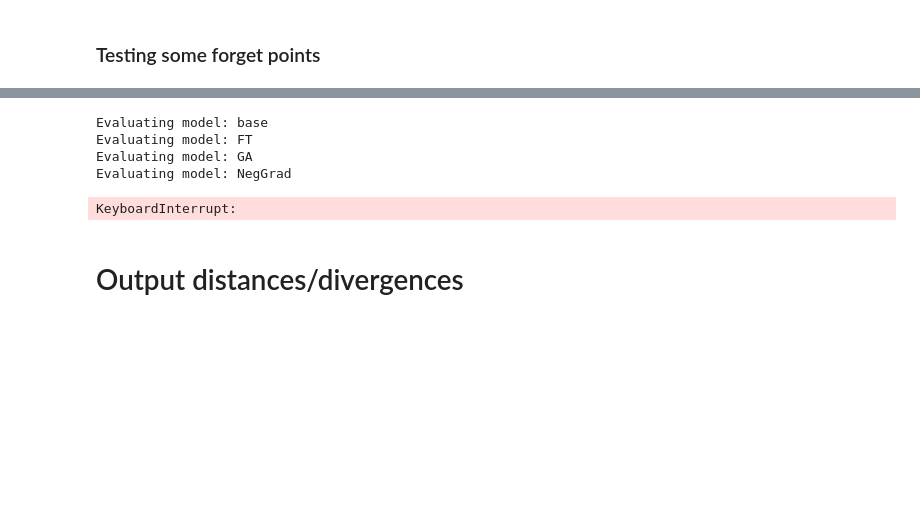
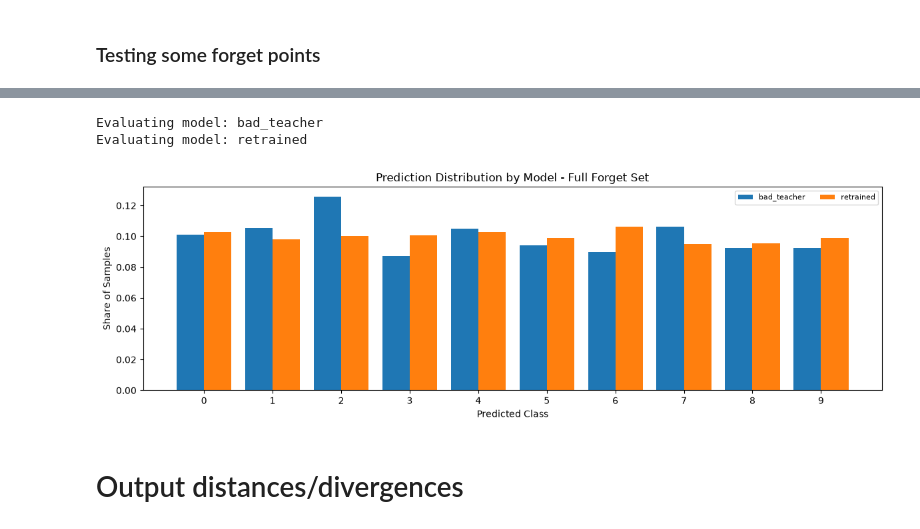
Before and after one commit to probabilistic-adaptation/verifying_unlearning_2026, a Jupyter notebook: master_auditor.ipynb, the cells around one changed output, grey strips where cells are left out. Drawn from its saved outputs; the diff is of its cells as text; code cells hidden in the pictures; blank space fills up the shorter version.

```diff
--- a/master_auditor.ipynb
+++ b/master_auditor.ipynb
@@ -368,14 +394,14 @@ import torch.nn.functional as F
 def prediction_distribution_chart(loader, num_classes=10):
     """Bar chart of each loaded model's predicted-class share over a full data loader."""
     models = {
-        "base": base_model,
-        "FT": FT_model,
-        "GA": GA_model,
-        "NegGrad": NegGrad_model,
-        "RL": RL_model,
-        "scrub": scrub_model,
+        # "base": base_model,
+        # "FT": FT_model,
+        # "GA": GA_model,
+        # "NegGrad": NegGrad_model,
+        # "RL": RL_model,
+        # "scrub": scrub_model,
         "bad_teacher": bad_teacher_model,
-        "boundary_shrink": boundary_shrink_model,
+        # "boundary_shrink": boundary_shrink_model,
         # "UNSIR": UNSIR_model,
         "retrained": retrained_model,
     }
@@ -387,38 +413,36 @@ def prediction_distribution_chart(loader, num_classes=10):
             counts = torch.zeros(num_classes)
             total = 0
             for images, _ in loader:
                 images = images.to(device)
                 logits = model(images)
                 preds = F.softmax(logits, dim=1)[:, :num_classes].argmax(dim=1)
                 counts += torch.bincount(preds.cpu(), minlength=num_classes).float()
                 total += preds.shape[0]
             shares[name] = (counts / total).numpy()
 
     x = np.arange(num_classes)
     n_models = len(models)
     width = 0.8 / n_models
 
     fig, ax = plt.subplots(figsize=(12, 4))
     for i, (name, s) in enumerate(shares.items()):
         offset = (i - (n_models - 1) / 2) * width
         ax.bar(x + offset, s, width, label=name)
 
     ax.set_xlabel("Predicted Class")
     ax.set_ylabel("Share of Samples")
     ax.set_title("Prediction Distribution by Model - Full Forget Set")
     ax.set_xticks(x)
     ax.legend(fontsize=8, ncol=n_models)
     plt.tight_layout()
     plt.show()
 
 # example usage
 prediction_distribution_chart(unlearning_loaders["forget"])
 # %% [output]
-Evaluating model: base
-Evaluating model: FT
-Evaluating model: GA
-Evaluating model: NegGrad
+Evaluating model: bad_teacher
+Evaluating model: retrained
-KeyboardInterrupt:
+[figure, added]
 # %% [markdown]
 # Output distances/divergences
 # %% [markdown]
```
Also changed, not shown: parts of 4 cells of this notebook, 28 other files.
